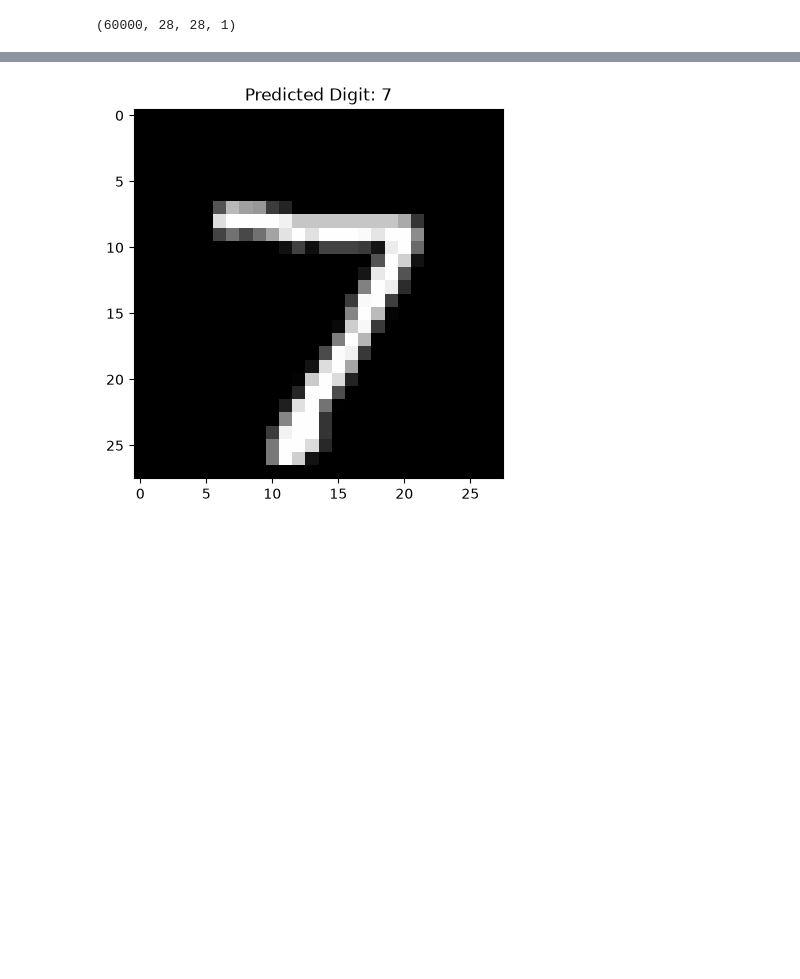
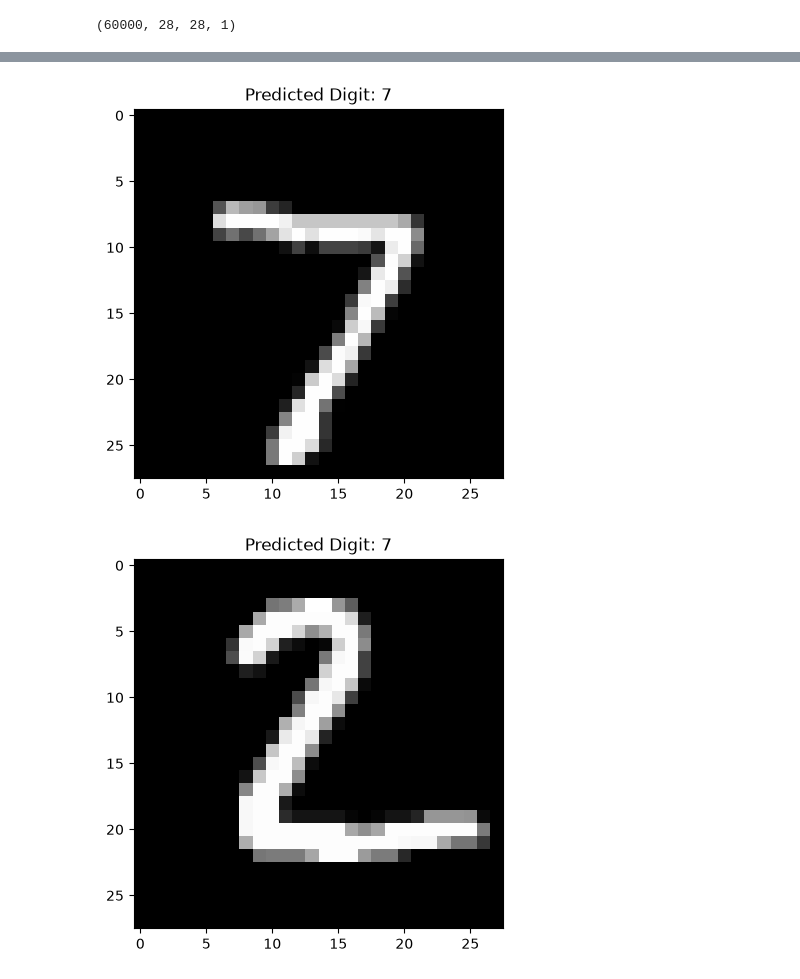
Before and after one commit to PraveenAnilKumar/Machine-Learning, a Jupyter notebook: Deep Learning/BasicCNN.ipynb, the cells around one changed output, grey strips where cells are left out. Saved outputs shown, nothing was run; the diff lists cells and outputs as text; code cells hidden in the pictures; blank space fills up the shorter version.

```diff
--- a/Deep Learning/BasicCNN.ipynb
+++ b/Deep Learning/BasicCNN.ipynb
@@ -66,7 +66,14 @@ predicted_digit
 np.int64(7)
-# %%
-plt.imshow(x_test[0].reshape(28, 28, ), cmap='grey')
-plt.title(f"Predicted Digit: {predicted_digit}")
-plt.show()
-# %% [output]
-[figure, removed]
+# %%
+for i in range(0, 5):
+    # Reshape to (1, 28, 28, 1) for the model's expected batch input
+    img_input = x_test[i].reshape(1, 28, 28, 1)
+    prediction = model.predict(img_input)
+    predicted_digit = prediction.argmax()
+
+    plt.imshow(x_test[i].reshape(28, 28), cmap='grey')
+    plt.title(f"Predicted Digit: {predicted_digit}")
+    plt.show()
+# %% [output]
+[figure, added]
+[figure, added]
```
Also changed, not shown: parts of 8 cells of this notebook, 6 other files.
